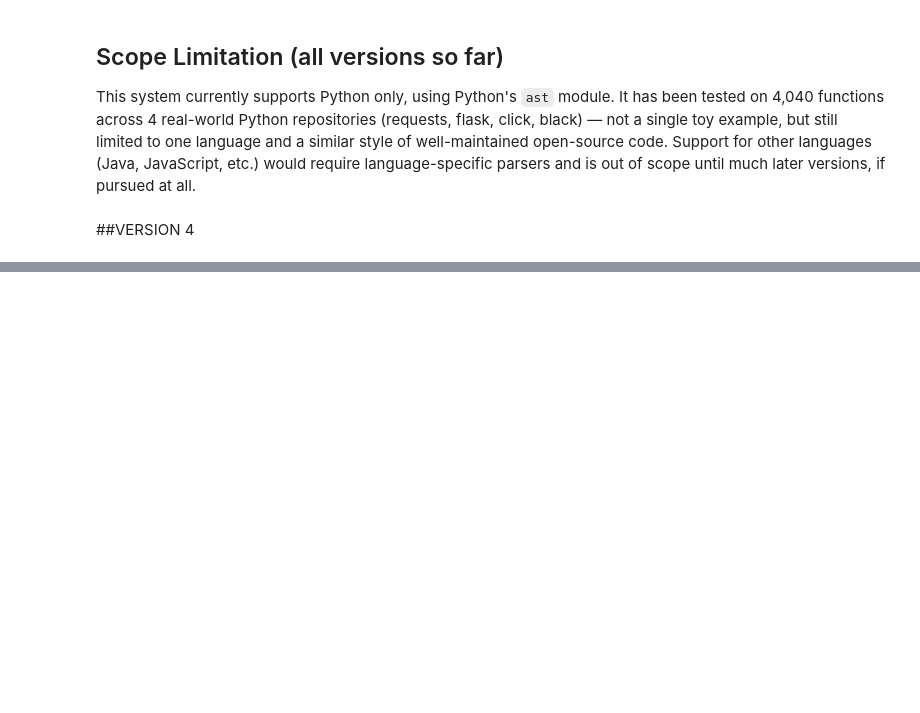
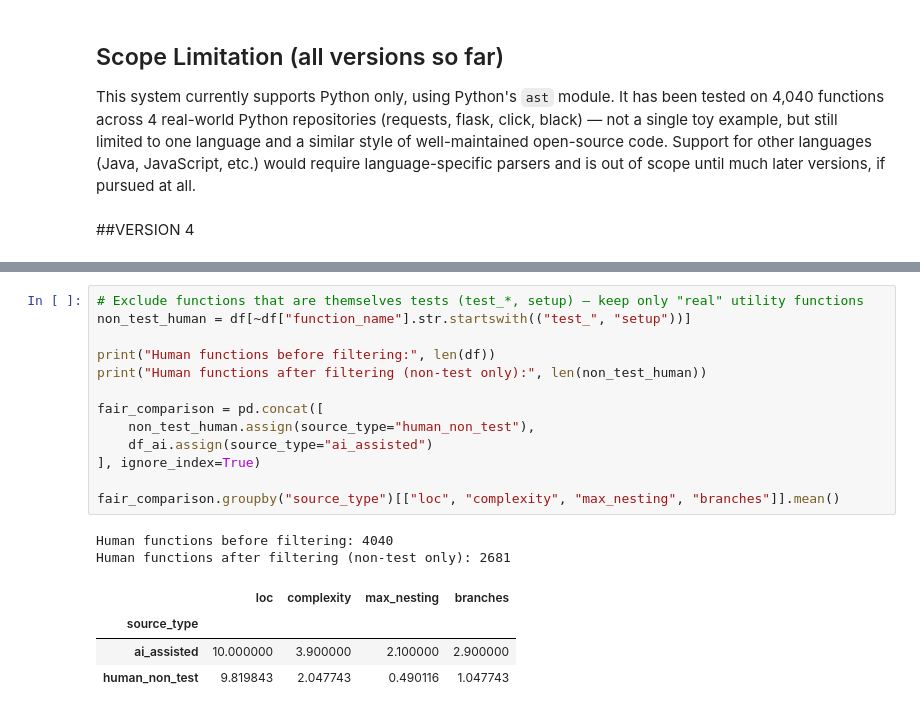
Before and after one commit to latikadhami05/ai-code-quality-risk-intelligence, a Jupyter notebook: notebooks/AI_Code_Quality_Risk_Intelligence_V1_to_V5.ipynb, the cells around one changed output, grey strips where cells are left out. Drawn from its saved outputs; the diff is of its cells as text; blank space fills up the shorter version.

```diff
--- a/notebooks/AI_Code_Quality_Risk_Intelligence_V1_to_V5.ipynb
+++ b/notebooks/AI_Code_Quality_Risk_Intelligence_V1_to_V5.ipynb
@@ -862,0 +1044,20 @@ later versions, if pursued at all.
+# %%
+# Exclude functions that are themselves tests (test_*, setup) — keep only "real" utility functions
+non_test_human = df[~df["function_name"].str.startswith(("test_", "setup"))]
+
+print("Human functions before filtering:", len(df))
+print("Human functions after filtering (non-test only):", len(non_test_human))
+
+fair_comparison = pd.concat([
+    non_test_human.assign(source_type="human_non_test"),
+    df_ai.assign(source_type="ai_assisted")
+], ignore_index=True)
+
+fair_comparison.groupby("source_type")[["loc", "complexity", "max_nesting", "branches"]].mean()
+# %% [output]
+Human functions before filtering: 4040
+Human functions after filtering (non-test only): 2681
+|  | loc | complexity | max_nesting | branches |
+| source_type |  |  |  |  |
+| ai_assisted | 10.000000 | 3.900000 | 2.100000 | 2.900000 |
+| human_non_test | 9.819843 | 2.047743 | 0.490116 | 1.047743 |
```
Also changed, not shown: parts of 13 cells of this notebook.
